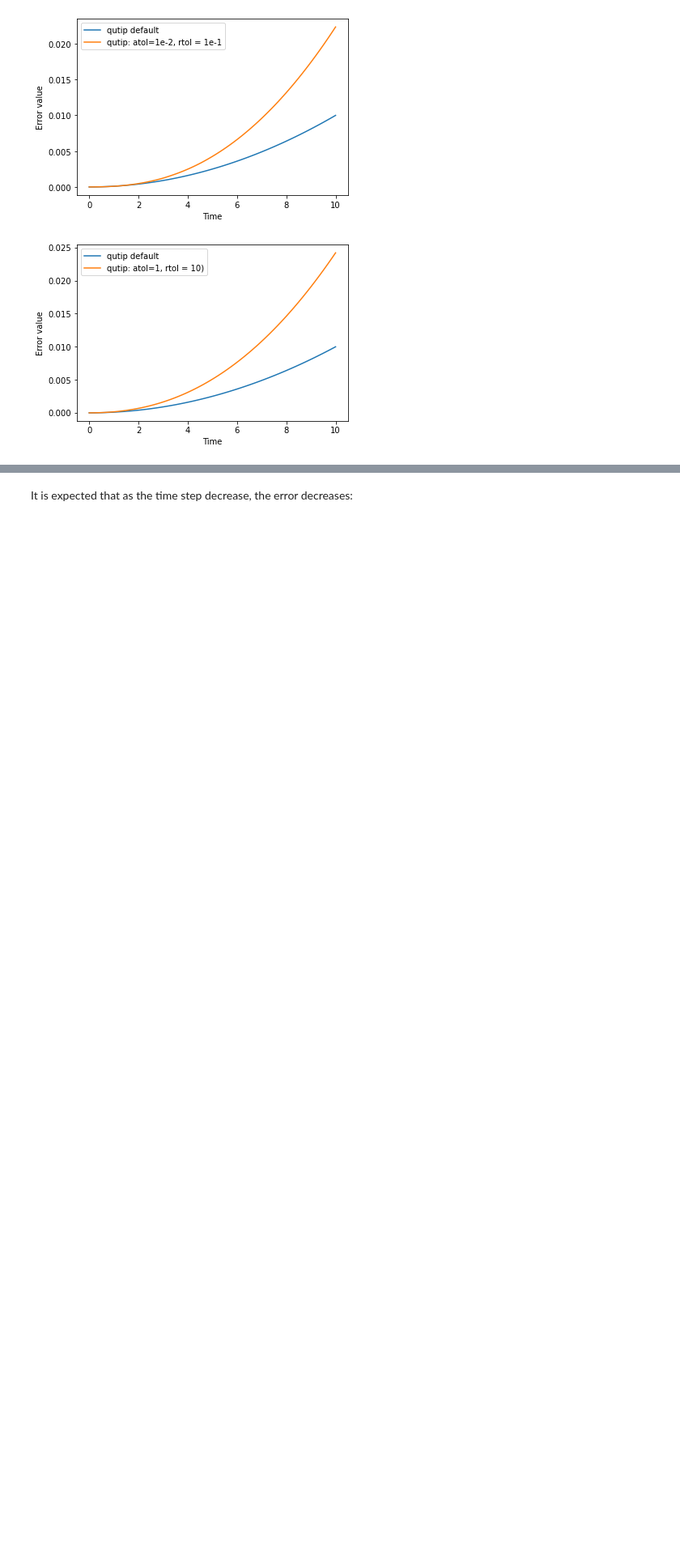
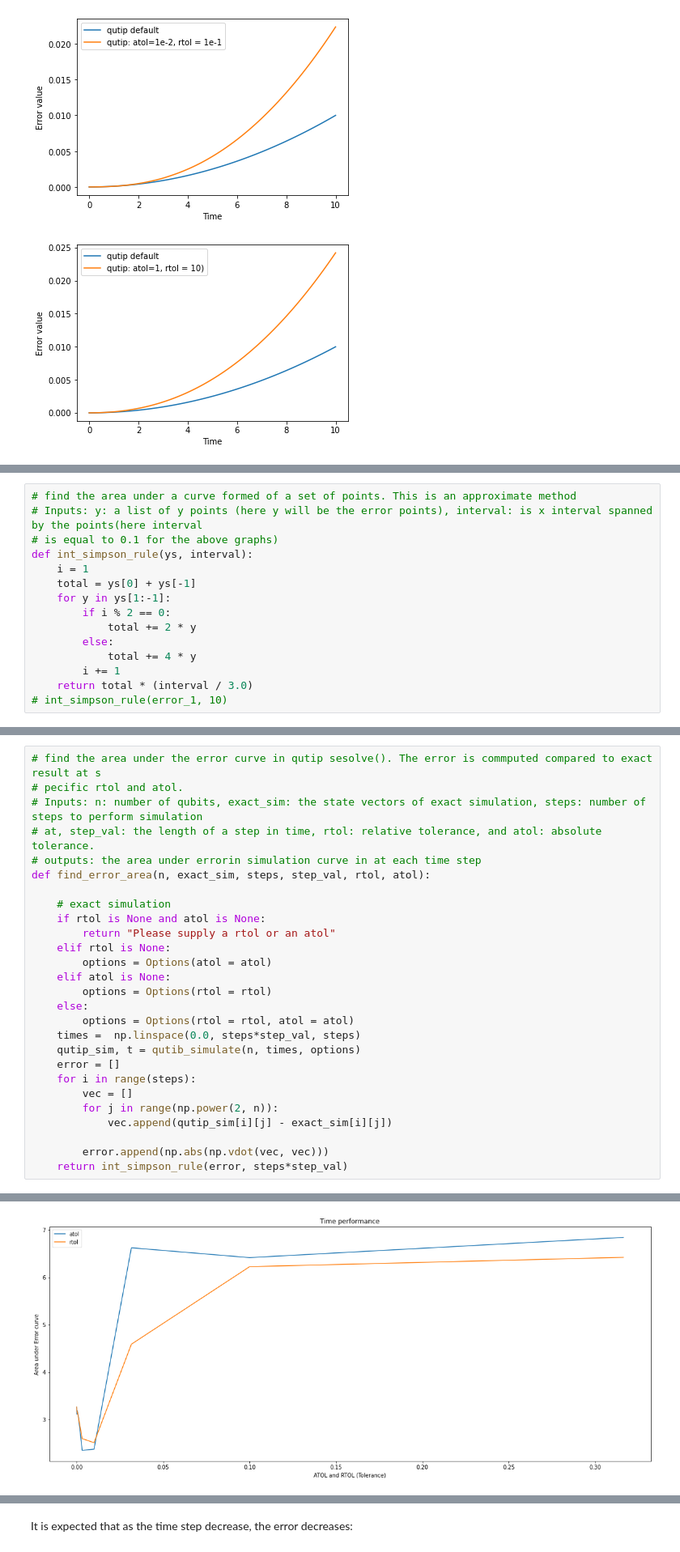
Before and after one commit to majdh98/Summer2021, a Jupyter notebook: N_Qubits_time_independet_Hamiltonian_Simulation.ipynb, the cells around one changed output, grey strips where cells are left out. Shown at 81% size. Drawn from its saved outputs; the diff is of its cells as text; blank space fills up the shorter version.

Commit message:
added area under error curve and 3d graph for different vals of atol and rtol for n qubits

```diff
--- a/N_Qubits_time_independet_Hamiltonian_Simulation.ipynb
+++ b/N_Qubits_time_independet_Hamiltonian_Simulation.ipynb
@@ -495,0 +500,15 @@ Text(0, 0.5, 'Error value')
+# %%
+# find the area under a curve formed of a set of points. This is an approximate method
+# Inputs: y: a list of y points (here y will be the error points), interval: is x interval spanned by the points(here interval
+# is equal to 0.1 for the above graphs)
+def int_simpson_rule(ys, interval):
+    i = 1
+    total = ys[0] + ys[-1]
+    for y in ys[1:-1]:
+        if i % 2 == 0:
+            total += 2 * y
+        else:
+            total += 4 * y
+        i += 1
+    return total * (interval / 3.0)
+# int_simpson_rule(error_1, 10)
@@ -495,0 +517,28 @@ Text(0, 0.5, 'Error value')
+# %%
+# find the area under the error curve in qutip sesolve(). The error is commputed compared to exact result at s
+# pecific rtol and atol.
+# Inputs: n: number of qubits, exact_sim: the state vectors of exact simulation, steps: number of steps to perform simulation
+# at, step_val: the length of a step in time, rtol: relative tolerance, and atol: absolute tolerance.
+# outputs: the area under errorin simulation curve in at each time step
+def find_error_area(n, exact_sim, steps, step_val, rtol, atol):
+
+    # exact simulation
+    if rtol is None and atol is None:
+        return "Please supply a rtol or an atol"
+    elif rtol is None:
+        options = Options(atol = atol)
+    elif atol is None:
+        options = Options(rtol = rtol)
+    else:
+        options = Options(rtol = rtol, atol = atol)
+    times =  np.linspace(0.0, steps*step_val, steps)
+    qutip_sim, t = qutib_simulate(n, times, options)
+    error = []
+    for i in range(steps):
+        vec = []
+        for j in range(np.power(2, n)):
+            vec.append(qutip_sim[i][j] - exact_sim[i][j])
+
+        error.append(np.abs(np.vdot(vec, vec)))
+    return int_simpson_rule(error, steps*step_val)
+# %% [output]
@@ -495,0 +546 @@ Text(0, 0.5, 'Error value')
+[figure, added]
```
Also changed, not shown: parts of 10 cells of this notebook.
